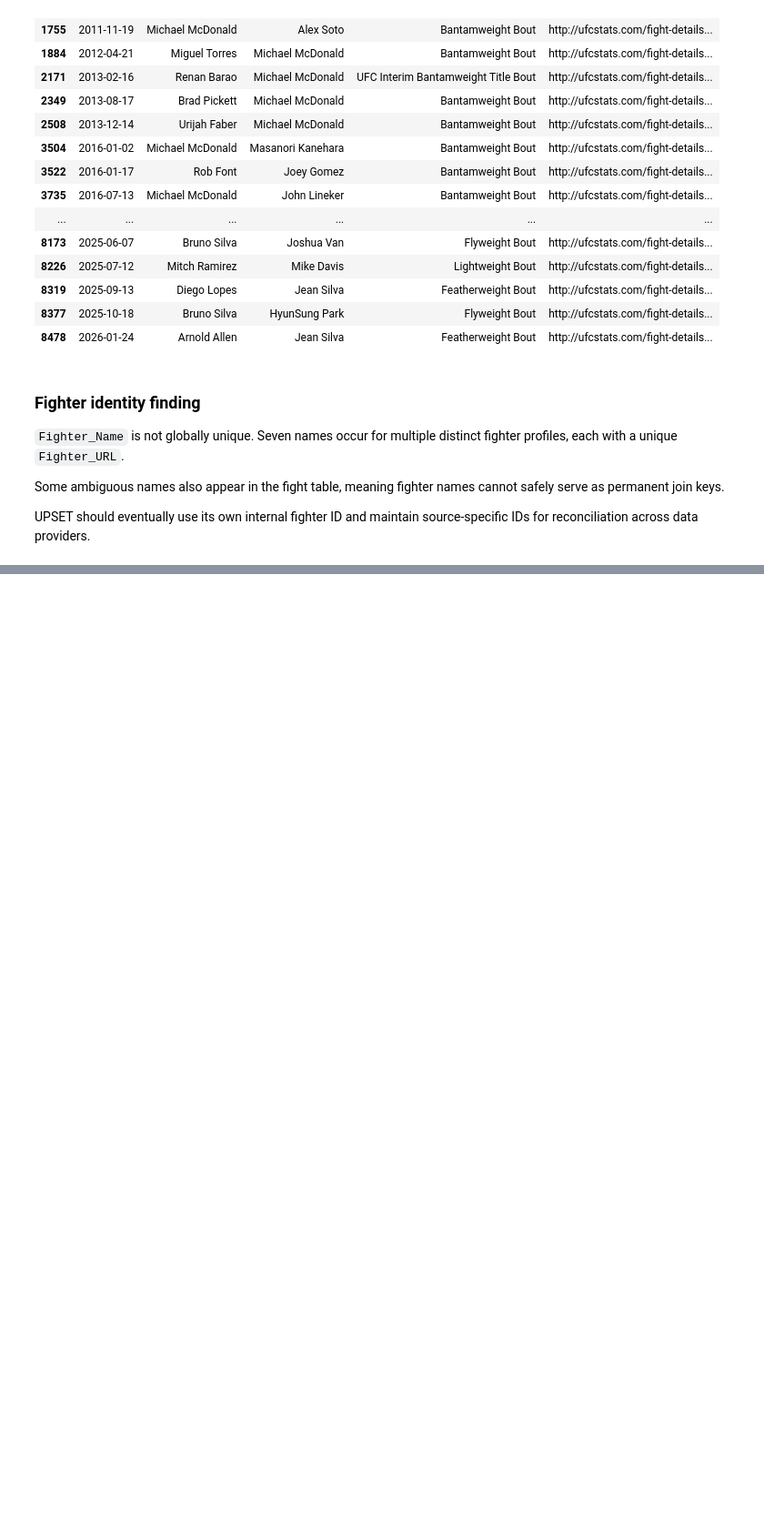
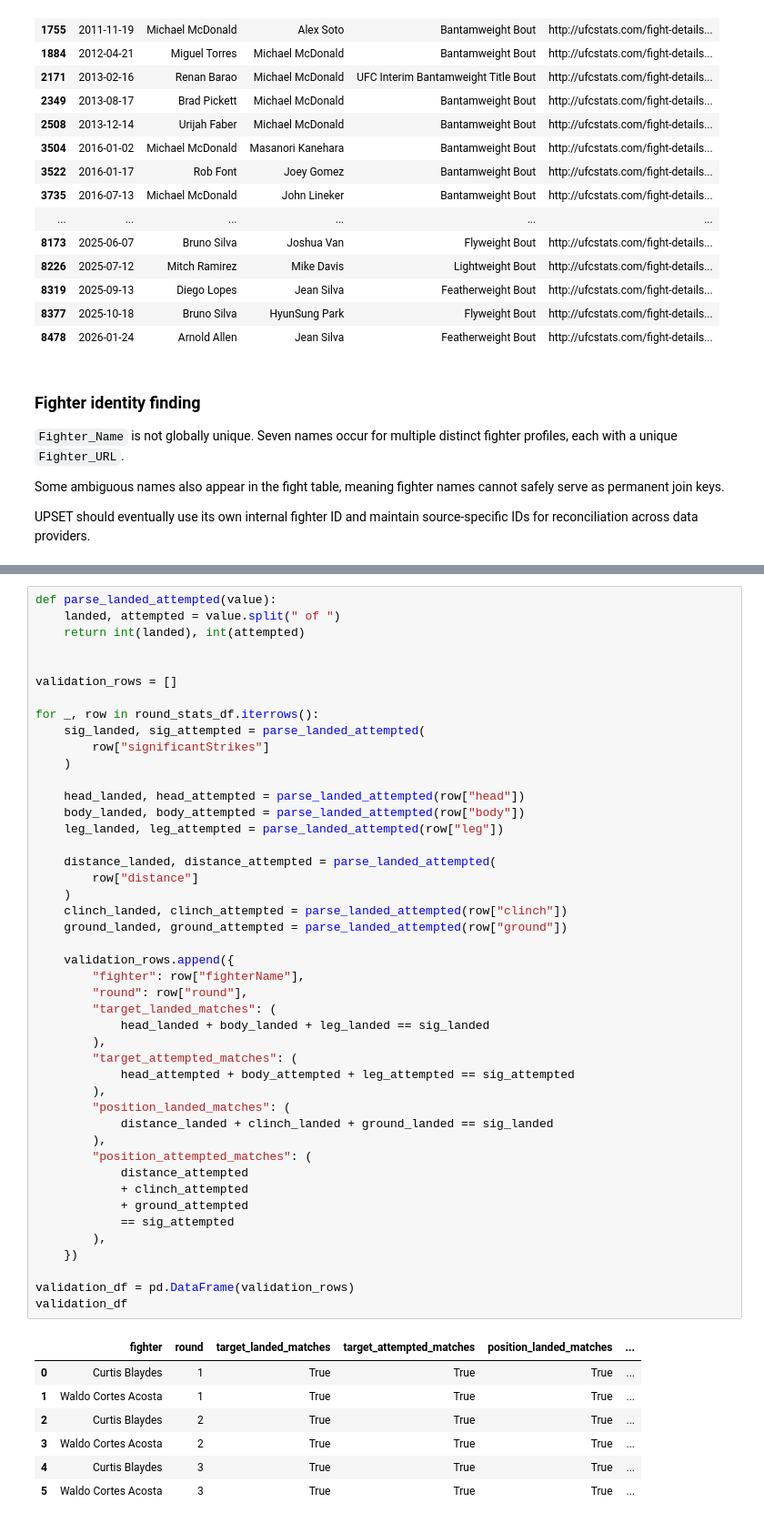
Before and after one commit to ayaanahmed04/upset, a Jupyter notebook: notebooks/01_data_audit.ipynb, the cells around one changed output, grey strips where cells are left out. Shown at 91% size. Cells and saved outputs as stored; diff of their text form; blank space fills up the shorter version.

```diff
--- a/notebooks/01_data_audit.ipynb
+++ b/notebooks/01_data_audit.ipynb
@@ -533,0 +1048,53 @@ source-specific IDs for reconciliation across data providers.
+# %%
+def parse_landed_attempted(value):
+    landed, attempted = value.split(" of ")
+    return int(landed), int(attempted)
+
+
+validation_rows = []
+
+for _, row in round_stats_df.iterrows():
+    sig_landed, sig_attempted = parse_landed_attempted(
+        row["significantStrikes"]
+    )
+
+    head_landed, head_attempted = parse_landed_attempted(row["head"])
+    body_landed, body_attempted = parse_landed_attempted(row["body"])
+    leg_landed, leg_attempted = parse_landed_attempted(row["leg"])
+
+    distance_landed, distance_attempted = parse_landed_attempted(
+        row["distance"]
+    )
+    clinch_landed, clinch_attempted = parse_landed_attempted(row["clinch"])
+    ground_landed, ground_attempted = parse_landed_attempted(row["ground"])
+
+    validation_rows.append({
+        "fighter": row["fighterName"],
+        "round": row["round"],
+        "target_landed_matches": (
+            head_landed + body_landed + leg_landed == sig_landed
+        ),
+        "target_attempted_matches": (
+            head_attempted + body_attempted + leg_attempted == sig_attempted
+        ),
+        "position_landed_matches": (
+            distance_landed + clinch_landed + ground_landed == sig_landed
+        ),
+        "position_attempted_matches": (
+            distance_attempted
+            + clinch_attempted
+            + ground_attempted
+            == sig_attempted
+        ),
+    })
+
+validation_df = pd.DataFrame(validation_rows)
+validation_df
+# %% [output]
+|  | fighter | round | target_landed_matches | target_attempted_matches | position_landed_matches | ... |
+| 0 | Curtis Blaydes | 1 | True | True | True | ... |
+| 1 | Waldo Cortes Acosta | 1 | True | True | True | ... |
+| 2 | Curtis Blaydes | 2 | True | True | True | ... |
+| 3 | Waldo Cortes Acosta | 2 | True | True | True | ... |
+| 4 | Curtis Blaydes | 3 | True | True | True | ... |
+| 5 | Waldo Cortes Acosta | 3 | True | True | True | ... |
```
Also changed, not shown: parts of 23 cells of this notebook, 6 other files.
